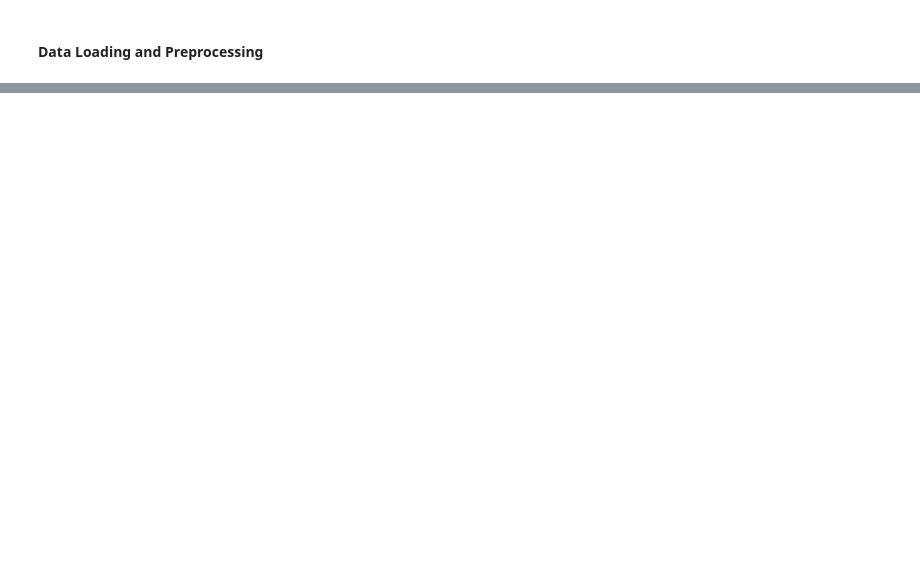
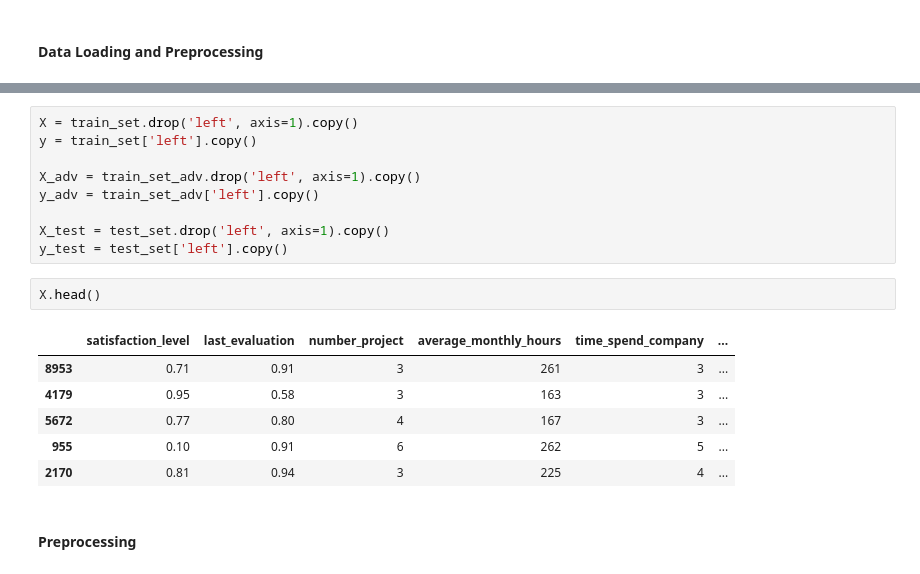
Before and after one commit to AdiletGaparov/mbd-machine-learning-II, a Jupyter notebook: feature_engineering_practice.ipynb, the cells around one changed output, grey strips where cells are left out. Cells and saved outputs as stored; diff of their text form; blank space fills up the shorter version.

```diff
--- a/feature_engineering_practice.ipynb
+++ b/feature_engineering_practice.ipynb
@@ -57,0 +49,20 @@ hr_df.loc[:, 'satisfaction_level_bin'] = pd.cut(hr_df.satisfaction_level, bins =
+# %%
+X = train_set.drop('left', axis=1).copy()
+y = train_set['left'].copy()
+
+X_adv = train_set_adv.drop('left', axis=1).copy()
+y_adv = train_set_adv['left'].copy()
+
+X_test = test_set.drop('left', axis=1).copy()
+y_test = test_set['left'].copy()
+# %%
+X.head()
+# %% [output]
+|  | satisfaction_level | last_evaluation | number_project | average_monthly_hours | time_spend_company | ... |
+| 8953 | 0.71 | 0.91 | 3 | 261 | 3 | ... |
+| 4179 | 0.95 | 0.58 | 3 | 163 | 3 | ... |
+| 5672 | 0.77 | 0.80 | 4 | 167 | 3 | ... |
+| 955 | 0.10 | 0.91 | 6 | 262 | 5 | ... |
+| 2170 | 0.81 | 0.94 | 3 | 225 | 4 | ... |
+# %% [markdown]
+#### Preprocessing
```
Also changed, not shown: parts of 24 cells of this notebook, 1 other file.
